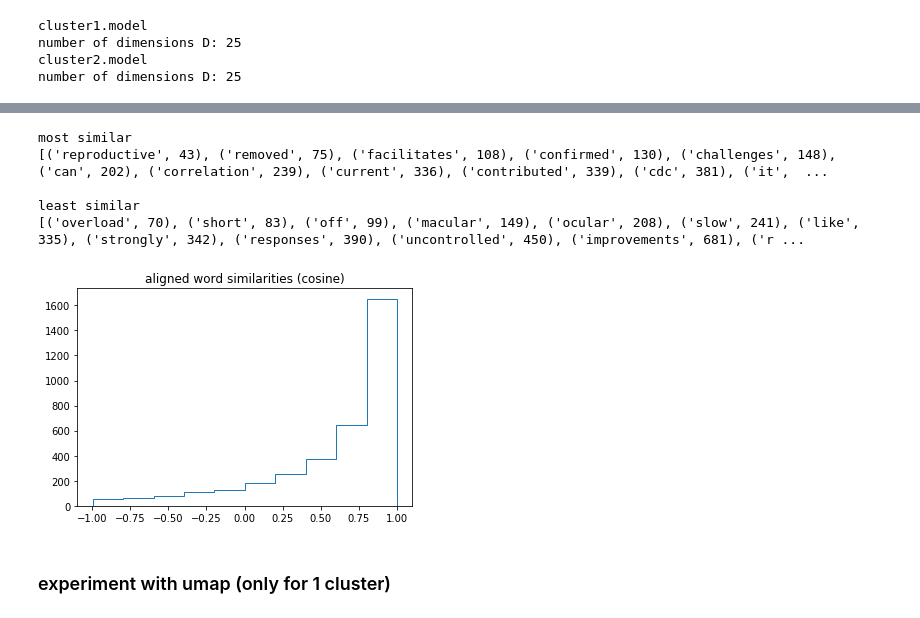
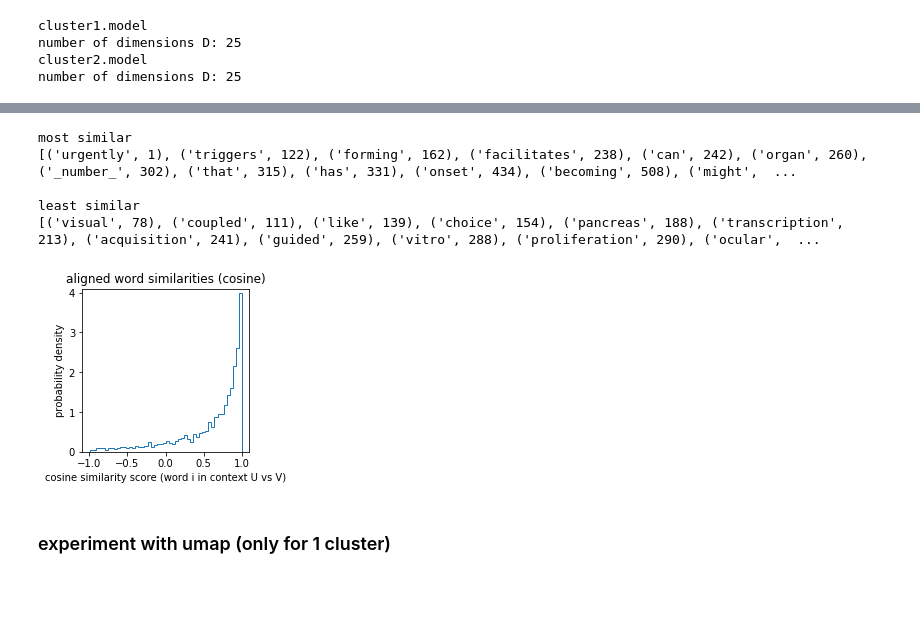
Before and after one commit to brendanchambers/attention_wildfires, a Jupyter notebook: research_dynamics/dynamics_v2/try_CCA.ipynb, the cells around one changed output, grey strips where cells are left out. Drawn from its saved outputs; the diff is of its cells as text; code cells hidden in the pictures; blank space fills up the shorter version.

```diff
--- a/research_dynamics/dynamics_v2/try_CCA.ipynb
+++ b/research_dynamics/dynamics_v2/try_CCA.ipynb
@@ -151,13 +164,13 @@ for sample_name,sample_matrix in samples.items():
 # %%
 ### use cca to align the two spaces
 # %%
-
+N_components = 3
 
 U = samples[short_names[0]]
 V = samples[short_names[1]]
 print(np.shape(U))
 
-cca = CCA(n_components=3)
+cca = CCA(n_components=N_components)
 cca.fit(U, V)
 
 print(cca.coef_.shape)                   # (5,5)
@@ -173,9 +186,15 @@ cc_corr = np.corrcoef(cca.x_scores_,
                       rowvar=False).diagonal(offset=cca.n_components)
 print(np.shape(cc_corr))
 
-plt.figure()
+plt.figure(figsize=(2,2))
 plt.plot(cc_corr)
-plt.title('canonical correlations')
+plt.ylim([0,1])
+plt.title('canonical correlations (data)')
+plt.ylabel('correlation coefficient')
+plt.xlabel('canonical component')
+
+#plt.savefig('figures_2/canonical correlations (data).png')
+#plt.savefig('figures_2/canonical correlations (data).pdf')
 # %% [output]
 (3520, 25)
 (25, 25)
@@ -220,38 +263,48 @@ for i_word, word in enumerate(shared_vocabulary):
     #print(np.linalg.norm(V_c[i_word]))  #  5.4
 
     score = 1 - sp.spatial.distance.cosine(U_c[i_word], V_c[i_word])
     similarities.append(score)
 
-plt.figure()
-plt.hist(similarities, histtype='step')
+plt.figure(figsize=(3,3))
+plt.hist(similarities, histtype='step', bins=50, density=True)
 plt.title('aligned word similarities (cosine)')
+plt.ylim([0,4.1])
+
+plt.xlabel('cosine similarity score (word i in context U vs V)')
+plt.ylabel('probability density')
+
+plt.savefig('figures_2/aligned word similarities.png')
+plt.savefig('figures_2/aligned word similarities.pdf')
+
 
 high_cutoff = np.percentile(similarities, 98)
 low_cutoff = np.percentile(similarities, 2)
 
 most_similar_words = []
 least_similar_words = []
 for i_word, word in enumerate(shared_vocabulary):
     if similarities[i_word] >= high_cutoff:
         most_similar_words.append( (word, i_word) )
 
     elif similarities[i_word] <= low_cutoff:
         least_similar_words.append( (word, i_word) )
 
 print('most similar')
 print(most_similar_words)
 print()
 print('least similar')
 print(least_similar_words)
 
 # todo distinguish based on direction of difference
+
+# todo compare shuffled similarities
 # %% [output]
 most similar
-[('reproductive', 43), ('removed', 75), ('facilitates', 108), ('confirmed', 130), ('challenges', 148), ('can', 202), ('correlation', 239), ('current', 336), ('contributed', 339), ('cdc', 381), ('it',  ...
+[('urgently', 1), ('triggers', 122), ('forming', 162), ('facilitates', 238), ('can', 242), ('organ', 260), ('_number_', 302), ('that', 315), ('has', 331), ('onset', 434), ('becoming', 508), ('might',  ...
 
 least similar
-[('overload', 70), ('short', 83), ('off', 99), ('macular', 149), ('ocular', 208), ('slow', 241), ('like', 335), ('strongly', 342), ('responses', 390), ('uncontrolled', 450), ('improvements', 681), ('r ...
+[('visual', 78), ('coupled', 111), ('like', 139), ('choice', 154), ('pancreas', 188), ('transcription', 213), ('acquisition', 241), ('guided', 259), ('vitro', 288), ('proliferation', 290), ('ocular',  ...
-[figure, old version]
+[figure, new version]
 # %% [markdown]
 ### experiment with umap (only for 1 cluster)
 # %%
```
Also changed, not shown: parts of 22 cells of this notebook, 24 other files.
